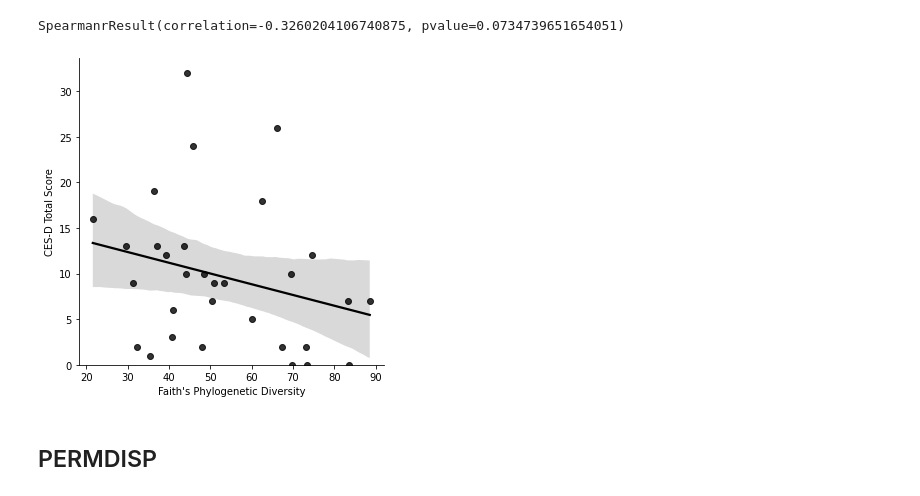
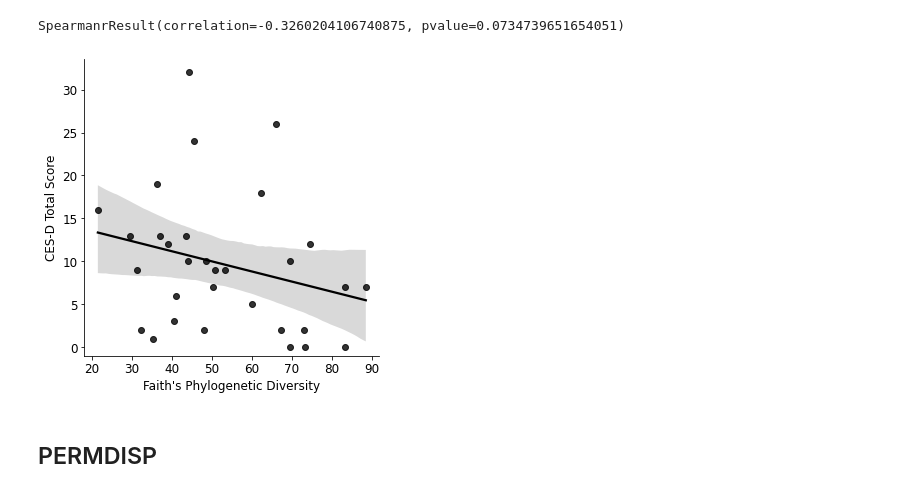
Before and after one commit to sterrettJD/Chemobrain, a Jupyter notebook: Final figs and additional analyses.ipynb, the cells around one changed output. Cells and saved outputs as stored; diff of their text form; code cells hidden in the pictures.

Commit message:
fix ylim on cesd faith plot

```diff
--- a/Final figs and additional analyses.ipynb
+++ b/Final figs and additional analyses.ipynb
@@ -465,13 +466,13 @@ SpearmanrResult(correlation=-0.3260204106740875, pvalue=0.0734739651654051)
 # %%
 ax = sns.lmplot(y="Updated CES-D", x="faith_pd", data=chemo_cesd_faith,
                line_kws={'color': 'black'}, scatter_kws={"color":"black"})
-ax.set(ylim=0,xlabel="Faith's Phylogenetic Diversity", ylabel="CES-D Total Score")
+ax.set(ylim=-1,xlabel="Faith's Phylogenetic Diversity", ylabel="CES-D Total Score")
 plt.savefig("reanalysis-2/Figures/faith-cesd.pdf")
 plt.savefig("reanalysis-2/Figures/faith-cesd.png")
 
 plt.show()
 # %% [output]
-[figure, old version]
+[figure, new version]
 # %% [markdown]
 ## PERMDISP
 # %% [markdown]
```
Also changed, not shown: parts of 7 cells of this notebook.
